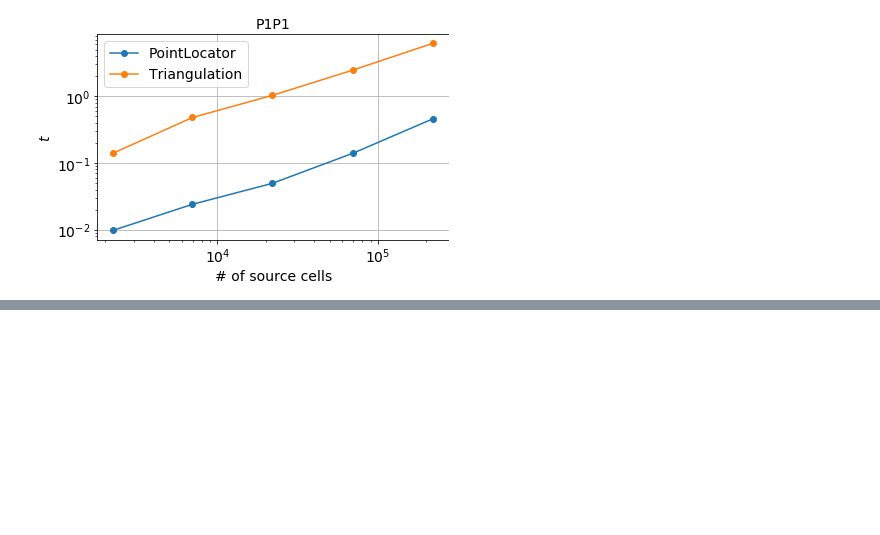
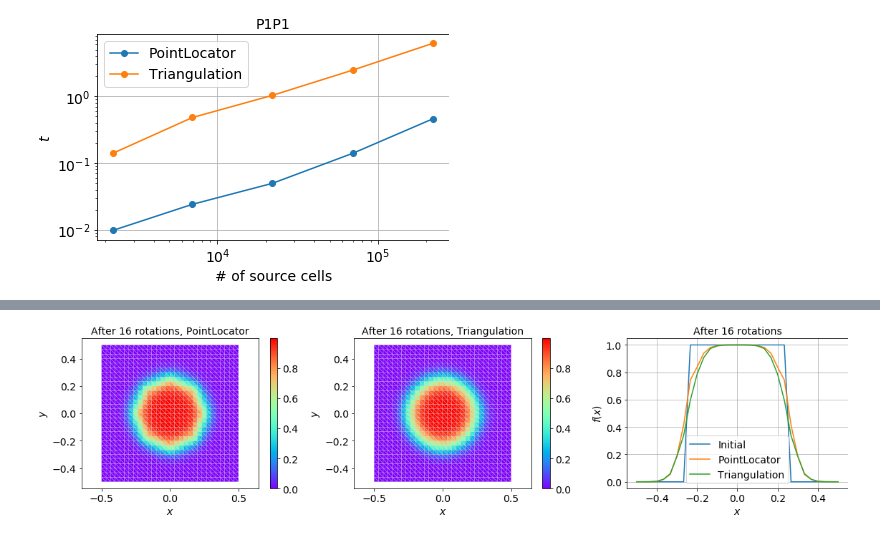
Before and after one commit to tianyikillua/pymapping, a Jupyter notebook: examples/mapping.ipynb, the cells around one changed output, grey strips where cells are left out. Cells and saved outputs as stored; diff of their text form; code cells hidden in the pictures; blank space fills up the shorter version.

```diff
--- a/examples/mapping.ipynb
+++ b/examples/mapping.ipynb
@@ -195,0 +259,37 @@ plt.tight_layout()
+# %%
+def remap_rotating_square(n_rotation=16, intersection_type="PointLocator"):
+    mesh = mesh_square()
+    remap = pymapping.Remapper(verbose=False)
+    for _ in range(n_rotation):
+        mesh_target = apply_rotation(mesh)
+        remap.prepare(mesh, mesh_target, method="P1P1", intersection_type=intersection_type)
+        res = remap.transfer("f(x)", default_value=0)
+        mesh = res.mesh_meshio()
+    return mesh
+
+n_rotation = 16
+fig, ax = plt.subplots(1, 3, figsize=(16, 4))
+
+x, f = values_along_y0(mesh_square())
+ax[2].plot(x, f, label="Initial")
+
+for i, intersection_type in enumerate(["PointLocator", "Triangulation"]):
+    mesh = remap_rotating_square(n_rotation, intersection_type)
+    im = ax[i].tripcolor(mesh.points[:, 0], mesh.points[:, 1], mesh.cells["triangle"], mesh.point_data["f(x)"], edgecolors="lightgray", cmap="rainbow")
+    ax[i].set_xlabel("$x$")
+    ax[i].set_ylabel("$y$")
+    ax[i].axis("equal")
+    ax[i].set_title(f"After {n_rotation:d} rotations, {intersection_type}")
+    fig.colorbar(im, ax=ax[i])
+
+    x, f = values_along_y0(mesh)
+    ax[2].plot(x, f, label=f"{intersection_type}")
+
+ax[2].set_xlabel("$x$")
+ax[2].set_ylabel("$f(x)$")
+ax[2].legend()
+ax[2].set_title(f"After {n_rotation:d} rotations")
+ax[2].grid()
+fig.tight_layout()
+# %% [output]
+[figure, added]
```
Also changed, not shown: parts of 2 cells of this notebook, 1 other file.
